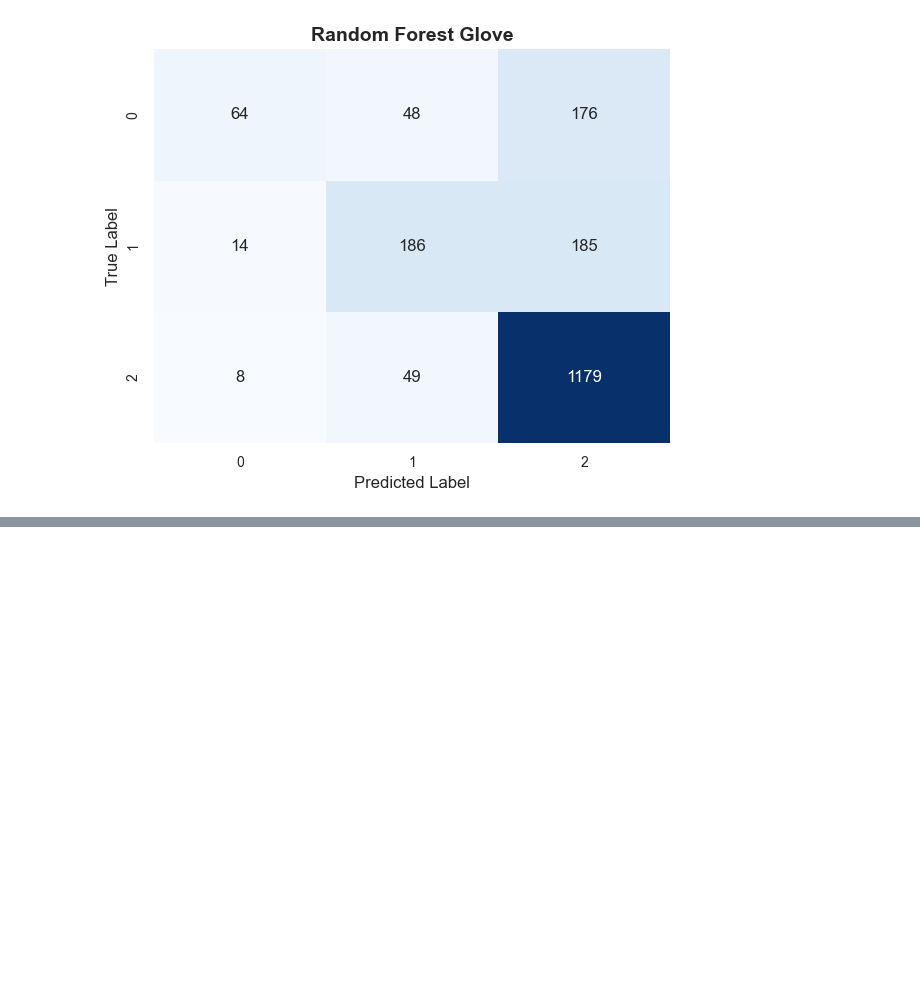
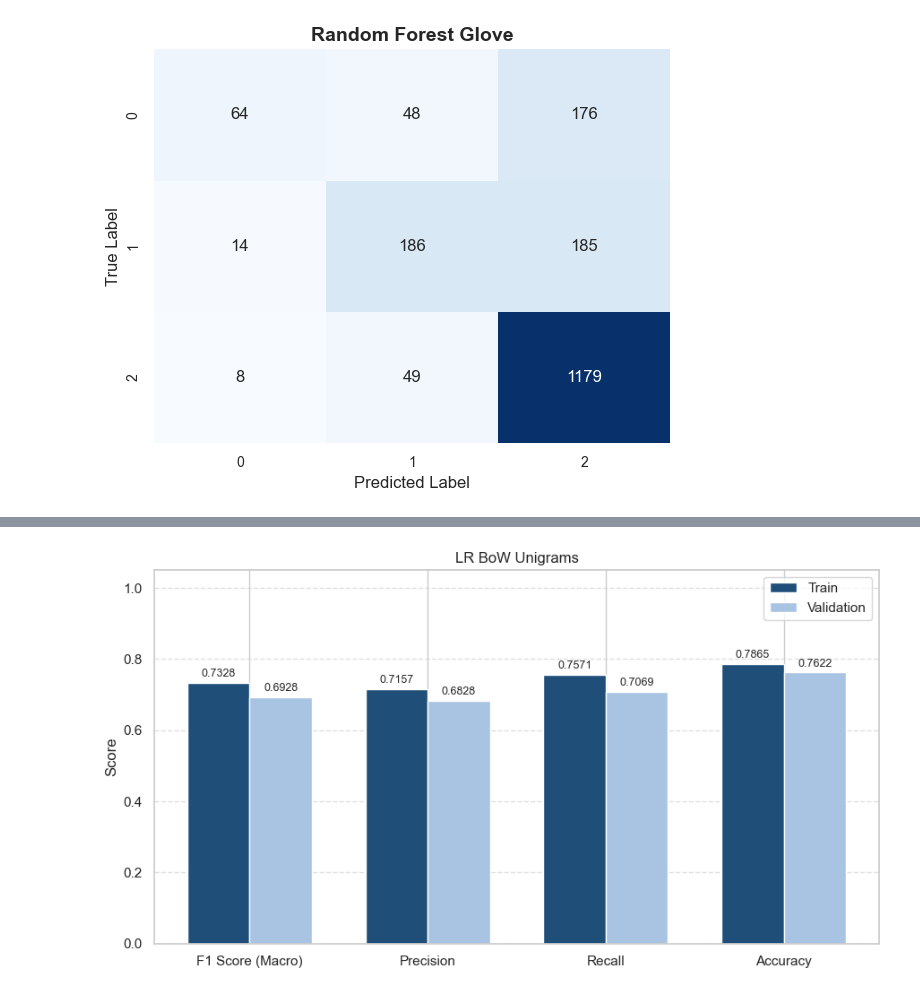
Before and after one commit to mgalao/text-mining-project, a Jupyter notebook: notebooks/Feature Engineering + Models.ipynb, the cells around one changed output, grey strips where cells are left out. Saved outputs shown, nothing was run; the diff lists cells and outputs as text; code cells hidden in the pictures; blank space fills up the shorter version.

```diff
--- a/notebooks/Feature Engineering + Models.ipynb
+++ b/notebooks/Feature Engineering + Models.ipynb
@@ -613,0 +644,9 @@ plot_confusion_matrix(y_val, y_val_pred_glove, title=title, labels=[0, 1, 2], cm
+# %%
+title = "LR BoW Unigrams"
+# %%
+metrics_df = get_metrics_df(title, y_train, y_train_pred_bow_unigrams, y_val, y_val_pred_bow_unigrams)
+
+# Plot metrics
+plot_metrics(y_train, y_train_pred_bow_unigrams, y_val, y_val_pred_bow_unigrams, title=title)
+# %% [output]
+[figure, added]
```
Also changed, not shown: parts of 43 cells of this notebook, 2 other files.
